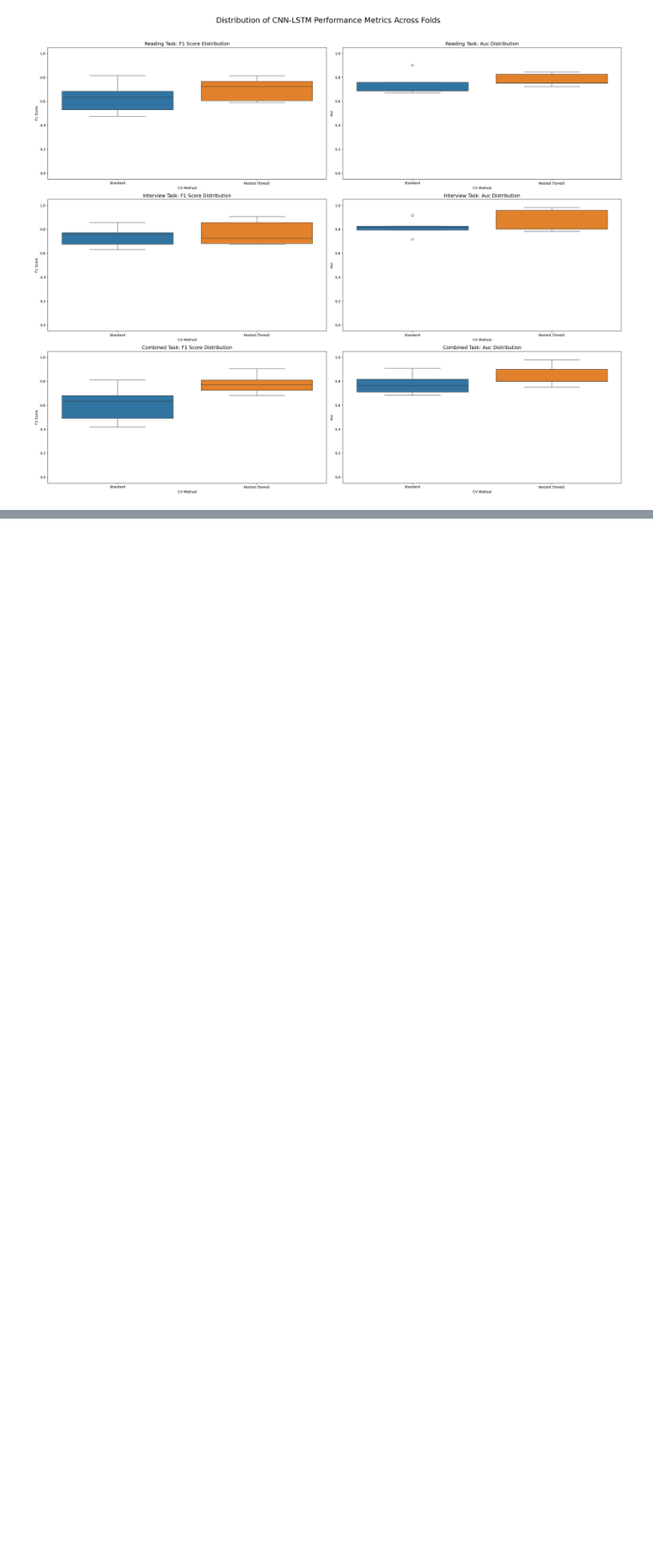
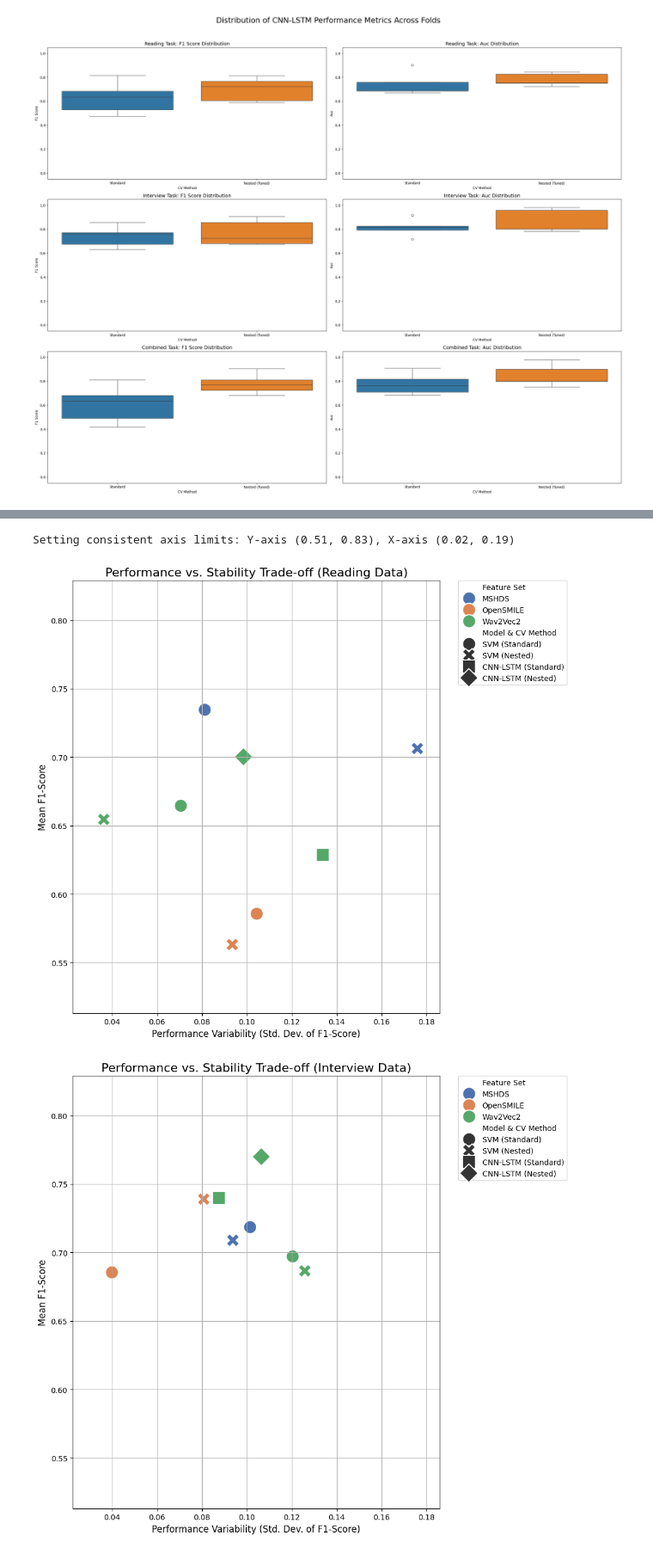
Before and after one commit to ayushpradhan-dev/robust-speech-analysis-framework, a Jupyter notebook: notebooks/03_cnn_lstm_experiment.ipynb, the cells around one changed output, grey strips where cells are left out. Shown at 86% size. Drawn from its saved outputs; the diff is of its cells as text; code cells hidden in the pictures; blank space fills up the shorter version.

```diff
--- a/notebooks/03_cnn_lstm_experiment.ipynb
+++ b/notebooks/03_cnn_lstm_experiment.ipynb
@@ -1015,0 +969,78 @@ plt.show()
+# %%
+# Performance vs. Stability Plots for all experiments grouped by data types
+
+# Prepare the Data for Plotting
+# The 'final_summary_df' DataFrame should exist from a previous cell.
+tradeoff_df = final_summary_df.copy().reset_index()
+
+# Create the categorical columns needed for plotting
+tradeoff_df['CV Method'] = ['Standard' if 'standard' in n else 'Nested' for n in tradeoff_df['Experiment']]
+tradeoff_df['Model'] = ['SVM' if 'cnn_lstm' not in n else 'CNN-LSTM' for n in tradeoff_df['Experiment']]
+tradeoff_df['Feature Set'] = [
+    'MSHDS' if 'mshds' in n else 'OpenSMILE' if 'opensmile' in n else 'Wav2Vec2'
+    for n in tradeoff_df['Experiment']
+]
+tradeoff_df['Data Type'] = [
+    'Reading' if 'reading' in n else 'Interview' if 'interview' in n else 'Combined'
+    for n in tradeoff_df['Experiment']
+]
+tradeoff_df['Model & CV Method'] = tradeoff_df['Model'] + ' (' + tradeoff_df['CV Method'] + ')'
+
+# Determine Global Axis Limits before Plotting, to enable relative comparisons across plots
+# Find the overall min/max for the y-axis (performance) across all experiments
+y_min = tradeoff_df['Mean F1-Score'].min() - 0.05
+y_max = tradeoff_df['Mean F1-Score'].max() + 0.05
+
+# Find the overall min/max for the x-axis (variability) across all experiments
+x_min = tradeoff_df['Std Dev F1-Score'].min() - 0.01
+x_max = tradeoff_df['Std Dev F1-Score'].max() + 0.01
+
+print(f"Setting consistent axis limits: Y-axis ({y_min:.2f}, {y_max:.2f}), X-axis ({x_min:.2f}, {x_max:.2f})")
+
+
+# Create a Separate Plot for Each Data Type
+
+# Define the unique markers for clarity
+markers = {
+    "SVM (Standard)": "o",
+    "SVM (Nested)": "X",
+    "CNN-LSTM (Standard)": "s",
+    "CNN-LSTM (Nested)": "D"
+}
+
+# Loop through each data type
+for data_type in ['Reading', 'Interview', 'Combined']:
+
+    plt.figure(figsize=(12, 9))
+    ax = plt.gca()
+
+    plot_data = tradeoff_df[tradeoff_df['Data Type'] == data_type]
+
+    sns.scatterplot(
+        ax=ax,
+        data=plot_data,
+        x='Std Dev F1-Score',
+        y='Mean F1-Score',
+        hue='Feature Set',
+        style='Model & CV Method',
+        s=300,
+        palette='deep',
+        markers=markers
+    )
+
+    # Apply the global axis limits to each plot
+    ax.set_xlim(x_min, x_max)
+    ax.set_ylim(y_min, y_max)
+
+    # Finalize and show plot
+    plt.title(f'Performance vs. Stability Trade-off ({data_type} Data)', fontsize=16)
+    plt.xlabel('Performance Variability (Std. Dev. of F1-Score)', fontsize=12)
+    plt.ylabel('Mean F1-Score', fontsize=12)
+    plt.legend(bbox_to_anchor=(1.05, 1), loc=2, borderaxespad=0.)
+    plt.grid(True)
+    plt.tight_layout(rect=[0, 0, 0.85, 1])
+    plt.show()
+# %% [output]
+Setting consistent axis limits: Y-axis (0.51, 0.83), X-axis (0.02, 0.19)
+[figure, added]
+[figure, added]
```
Also changed, not shown: parts of 5 cells of this notebook, 3 other files.
